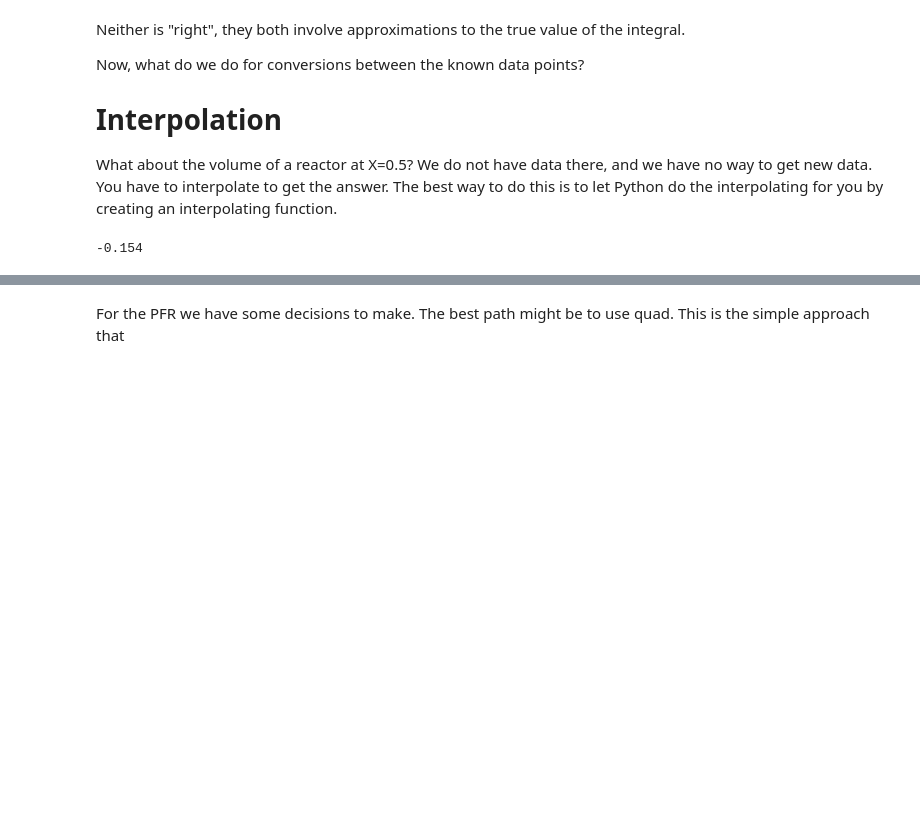
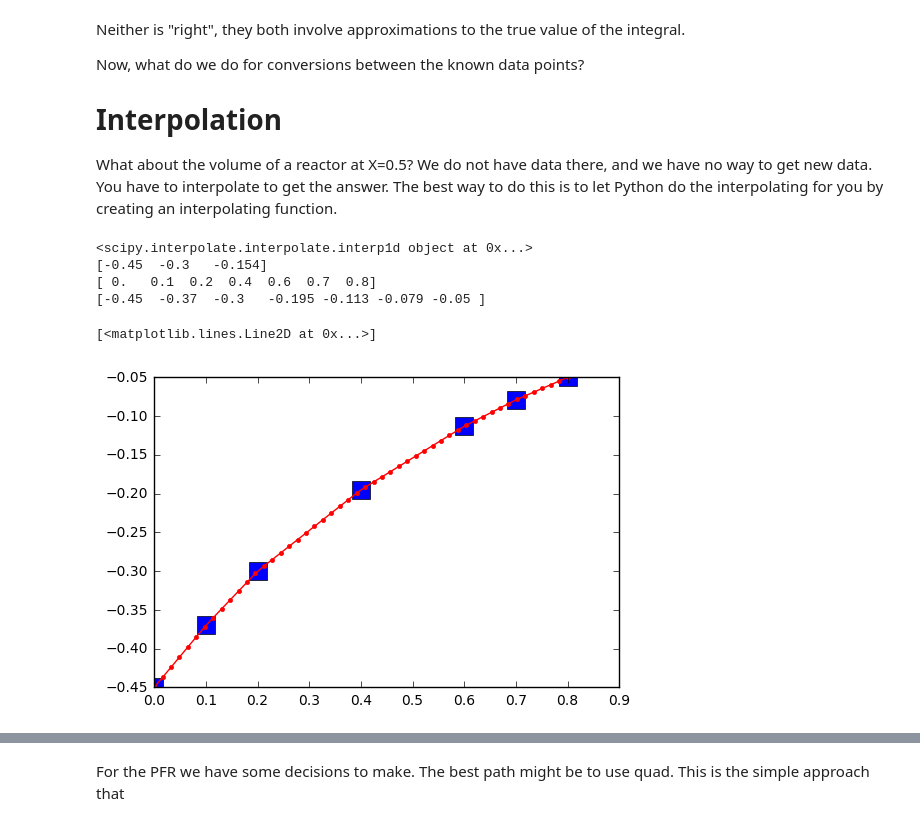
Before and after one commit to jkitchin/s17-06364, a Jupyter notebook: lectures/lecture-04.ipynb, the cells around one changed output, grey strips where cells are left out. Cells and saved outputs as stored; diff of their text form; code cells hidden in the pictures; blank space fills up the shorter version.

```diff
--- a/lectures/lecture-04.ipynb
+++ b/lectures/lecture-04.ipynb
@@ -96,9 +115,22 @@ What about the volume of a reactor at X=0.5? We do not have data there, and we h
 from scipy.interpolate import interp1d
 
 f = interp1d(X, ra)
-print(f(0.5))
+print(f)
+print(f([0, 0.2,.5]))
+print(X)
+print(ra)
 # %% [output]
--0.154
+<scipy.interpolate.interpolate.interp1d object at 0x...>
+[-0.45  -0.3   -0.154]
+[ 0.   0.1  0.2  0.4  0.6  0.7  0.8]
+[-0.45  -0.37  -0.3   -0.195 -0.113 -0.079 -0.05 ]
+# %%
+plt.plot(X, ra, 'bs', markersize=13)
+x = np.linspace(0, 0.8)
+plt.plot(x, f(x), 'r.-')
+# %% [output]
+[<matplotlib.lines.Line2D at 0x...>]
+[figure, added]
 # %%
 X5 = 0.5
 ra5 = f(X5)
```
Also changed, not shown: parts of 15 cells of this notebook, 1 other file.
